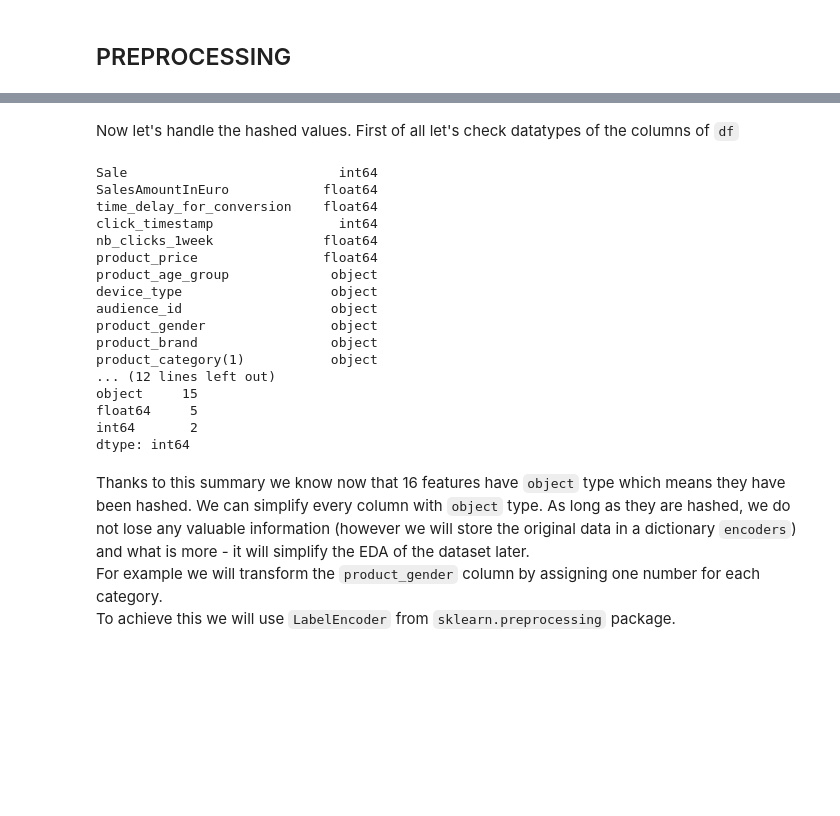
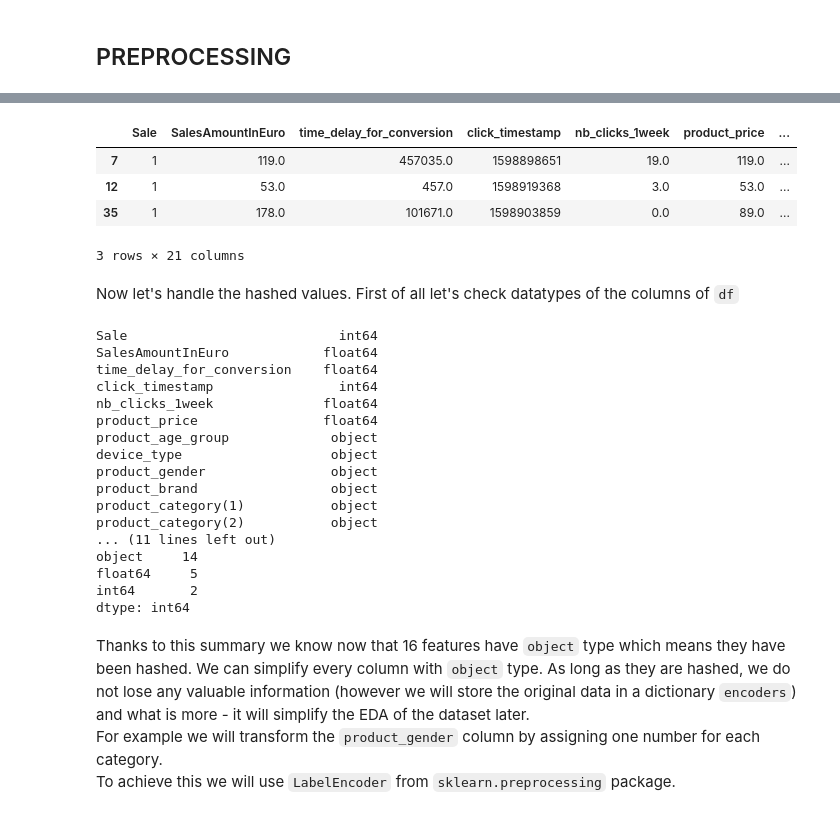
Before and after one commit to anras5/Criteo-Search-Data, a Jupyter notebook: Trial1.ipynb, the cells around one changed output, grey strips where cells are left out. Saved outputs shown, nothing was run; the diff lists cells and outputs as text; code cells hidden in the pictures; blank space fills up the shorter version.

```diff
--- a/Trial1.ipynb
+++ b/Trial1.ipynb
@@ -126,9 +126,19 @@ df_nans.head()
+# %%
+df_nans_sale_1 = df_nans.query("Sale == 1")
+
+df_nans_sale_1.head(3)
+# %% [output]
+|  | Sale | SalesAmountInEuro | time_delay_for_conversion | click_timestamp | nb_clicks_1week | product_price | ... |
+| 7 | 1 | 119.0 | 457035.0 | 1598898651 | 19.0 | 119.0 | ... |
+| 12 | 1 | 53.0 | 457.0 | 1598919368 | 3.0 | 53.0 | ... |
+| 35 | 1 | 178.0 | 101671.0 | 1598903859 | 0.0 | 89.0 | ... |
+3 rows × 21 columns
 # %% [markdown]
 Now let's handle the hashed values. First of all let's check datatypes of the columns of `df`
 # %%
-print(df_nans.dtypes)
+print(df_nans_sale_1.dtypes)
 print('-'*30)
-print(df_nans.dtypes.value_counts())
+print(df_nans_sale_1.dtypes.value_counts())
 # %% [output]
 Sale                           int64
 SalesAmountInEuro            float64
@@ -138,12 +148,12 @@ nb_clicks_1week              float64
 product_price                float64
 product_age_group             object
 device_type                   object
-audience_id                   object
 product_gender                object
 product_brand                 object
 product_category(1)           object
-... (12 lines left out)
-object     15
+product_category(2)           object
+... (11 lines left out)
+object     14
 float64     5
 int64       2
 dtype: int64
```
Also changed, not shown: parts of 17 cells of this notebook.
